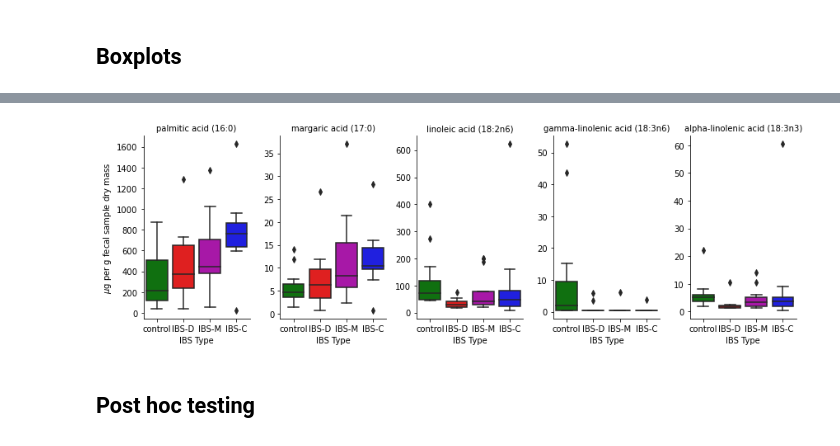
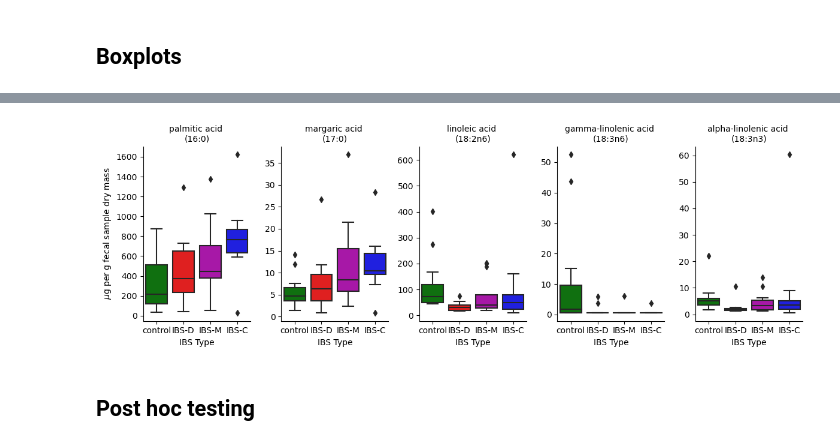
Before and after one commit to sterrettJD/Phadtare-IBS, a Jupyter notebook: Metabolome-Analysis.ipynb, the cells around one changed output, grey strips where cells are left out. Saved outputs shown, nothing was run; the diff lists cells and outputs as text; code cells hidden in the pictures.

```diff
--- a/Metabolome-Analysis.ipynb
+++ b/Metabolome-Analysis.ipynb
@@ -338,27 +353,28 @@ See the caveats in the documentation: https://pandas.pydata.org/pandas-docs/stab
 # %%
 melted_sig = pd.melt(subtypes_sig_df.drop(["pval","-log10 pval"]), id_vars=["IBS", "IBS Type"])
 melted_sig.columns = ["IBS","IBS Type","Lipid","Quantity"]
 p = sns.catplot(x="IBS Type",
                 y="Quantity",
                 col="Lipid", sharey=False,
                 kind="box",
                 data=melted_sig,
                 order=["control","IBS-D","IBS-M","IBS-C"],
                 palette=["g","r","m","b"])
 
 for ax in p.axes[0]:
-    ax.set_title("".join(ax.get_title().split(" = ")[1:]),  fontsize="medium")
+    no_lipid_in_name = "".join(ax.get_title().split(" = ")[1:])
+    ax.set_title("\n(".join(no_lipid_in_name.split("(")), fontsize="medium")
 
 p.axes[0][0].set_ylabel(r"$\mu$g per g fecal sample dry mass")
 
 plt.gcf().set_size_inches(12,4)
 plt.tight_layout()
 
 plt.savefig("Figures/Subtypes_lipid_boxplots.pdf")
 
 plt.show()
 # %% [output]
-[figure, old version]
+[figure, new version]
 # %% [markdown]
 ## Post hoc testing
 # %% [markdown]
```
Also changed, not shown: parts of 7 cells of this notebook.
